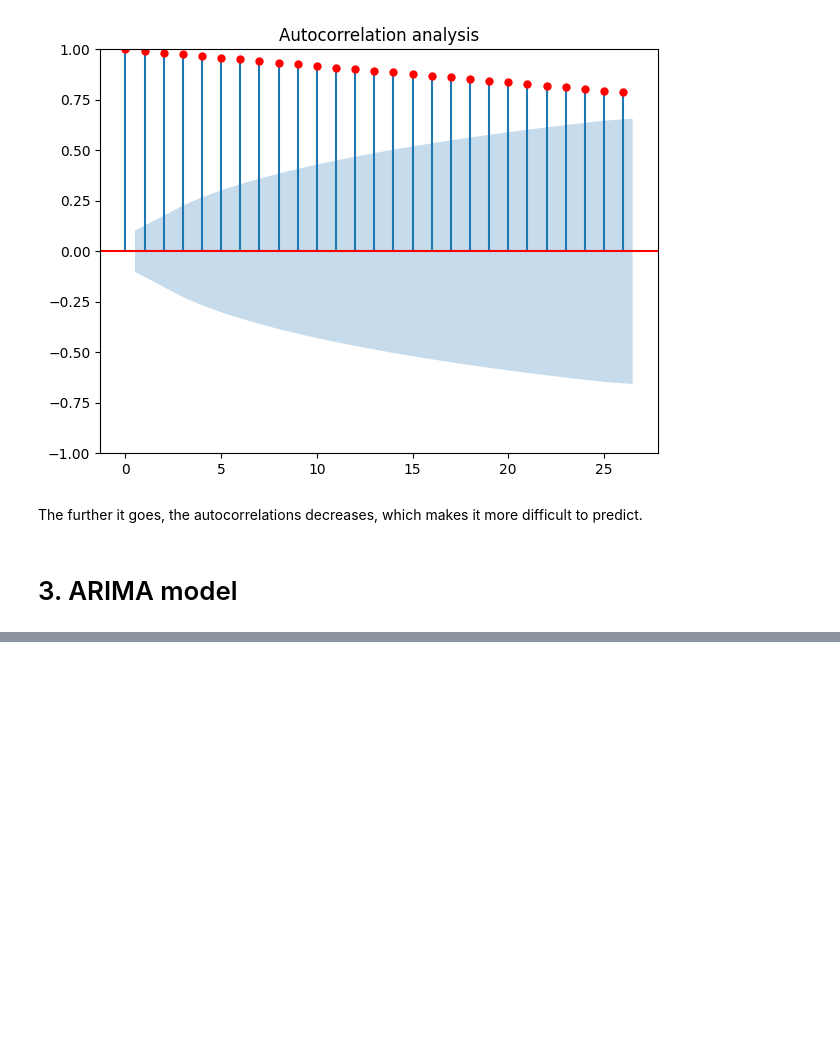
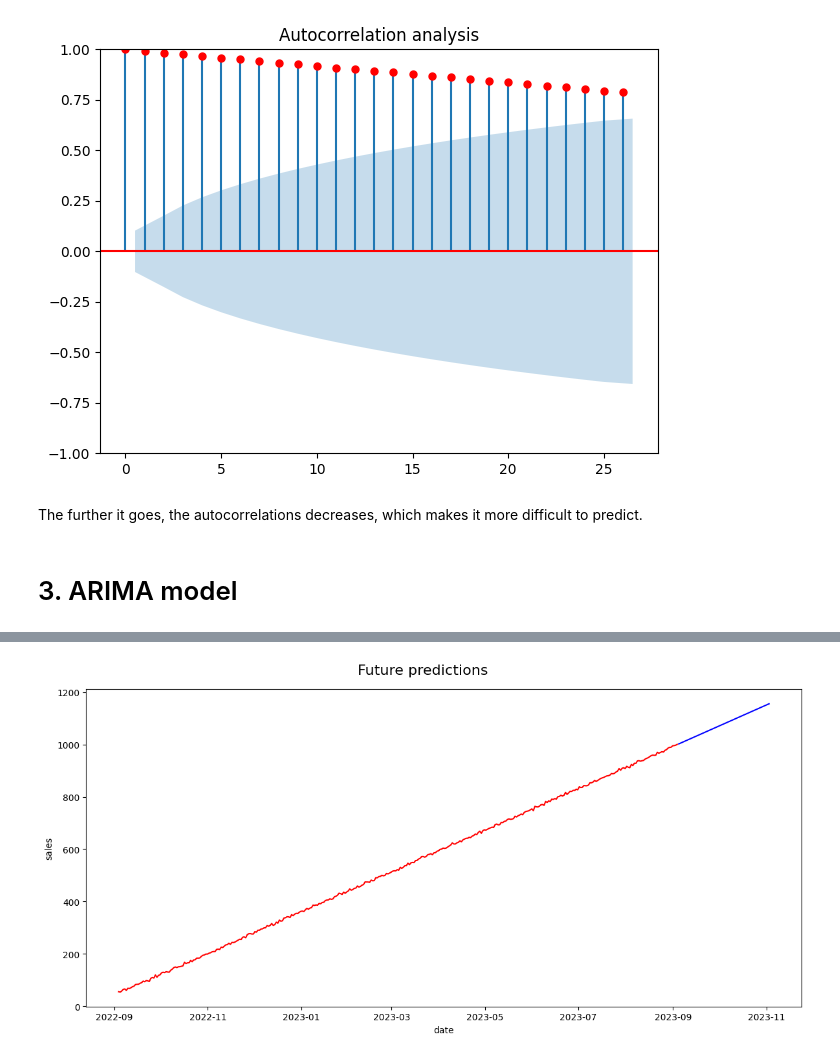
Before and after one commit to NatTajuelo/Serie-Temporal-Alternativa, a Jupyter notebook: src/explore.ipynb, the cells around one changed output, grey strips where cells are left out. Cells and saved outputs as stored; diff of their text form; code cells hidden in the pictures; blank space fills up the shorter version.

```diff
--- a/src/explore.ipynb
+++ b/src/explore.ipynb
@@ -180,0 +185,4 @@ Total fit time: 1.953 seconds
+# %%
+#I'm using 60 because the data set contains 60 points
+forecast = model.predict(60)
+forecast
@@ -180,0 +207,11 @@ Total fit time: 1.953 seconds
+# %%
+fig, axis = plt.subplots(figsize = (12, 6))
+fig.suptitle("Future predictions", fontsize=16)
+
+sns.lineplot(data = new_data, color = "red")
+sns.lineplot(data = forecast, c = "blue")
+
+plt.tight_layout()
+plt.show()
+# %% [output]
+[figure, added]
```
Also changed, not shown: parts of 4 cells of this notebook.
